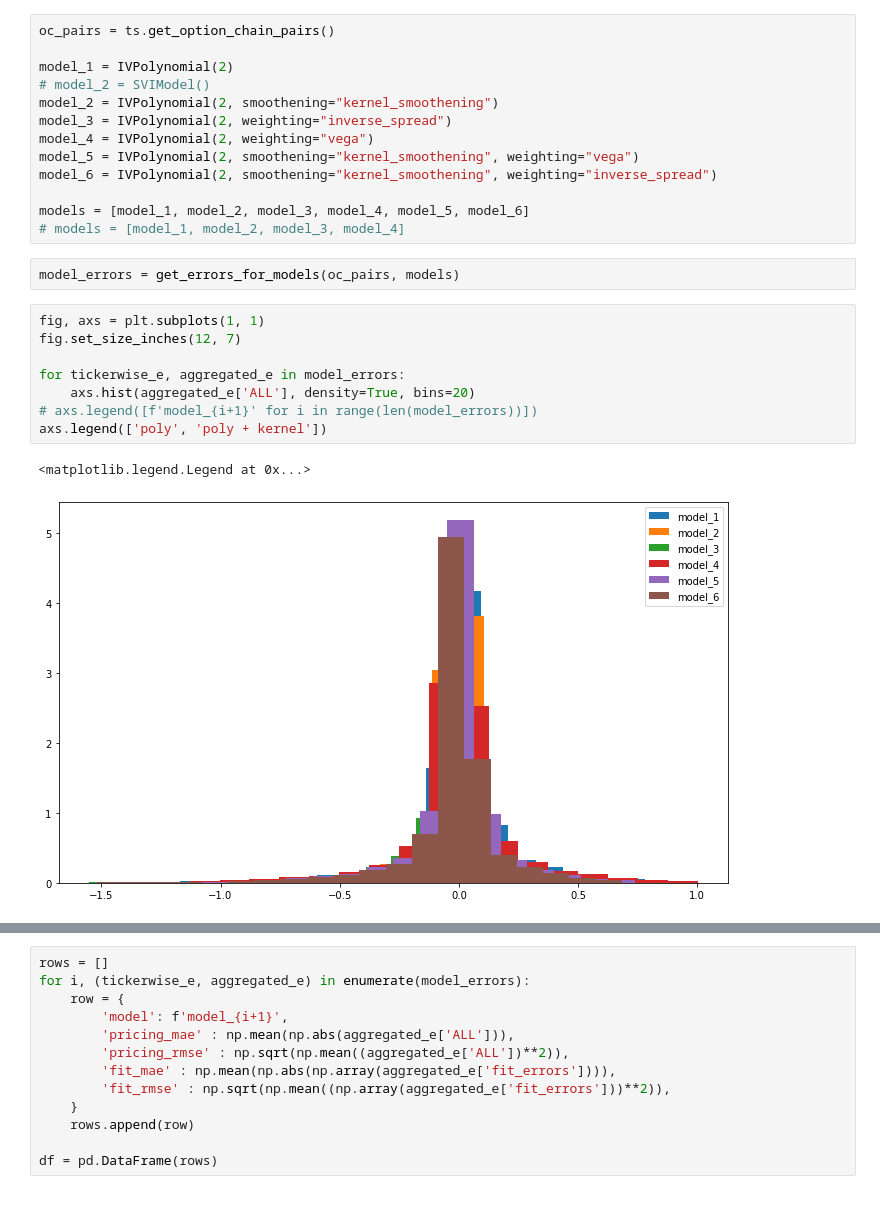
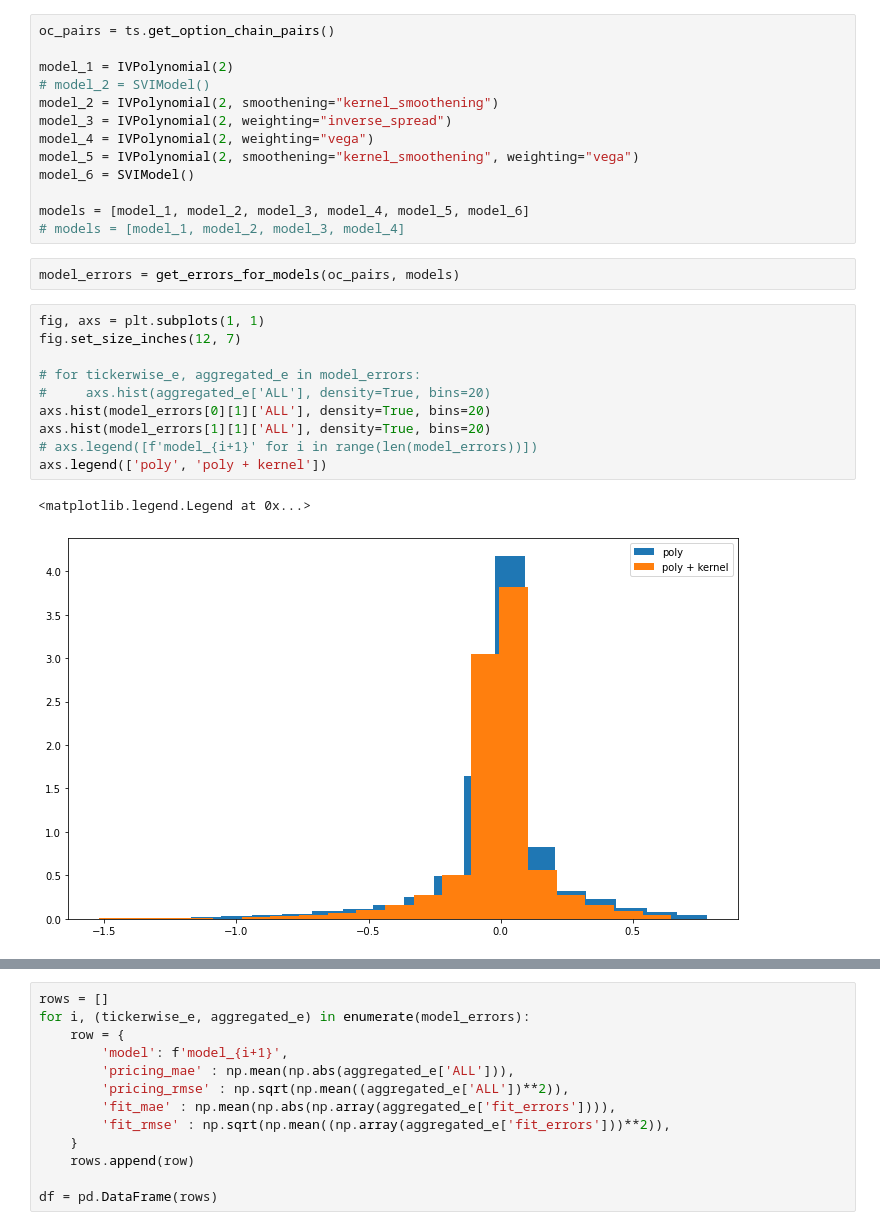
Before and after one commit to srajangarg/irage-assignment, a Jupyter notebook: work/playground-Copy1.ipynb, the cells around one changed output, grey strips where cells are left out. Cells and saved outputs as stored; diff of their text form.

```diff
--- a/work/playground-Copy1.ipynb
+++ b/work/playground-Copy1.ipynb
@@ -47,7 +47,7 @@ model_2 = IVPolynomial(2, smoothening="kernel_smoothening")
 model_3 = IVPolynomial(2, weighting="inverse_spread")
 model_4 = IVPolynomial(2, weighting="vega")
 model_5 = IVPolynomial(2, smoothening="kernel_smoothening", weighting="vega")
-model_6 = IVPolynomial(2, smoothening="kernel_smoothening", weighting="inverse_spread")
+model_6 = SVIModel()
 
 models = [model_1, model_2, model_3, model_4, model_5, model_6]
 # models = [model_1, model_2, model_3, model_4]
@@ -56,11 +56,13 @@ model_errors = get_errors_for_models(oc_pairs, models)
 # %%
 fig, axs = plt.subplots(1, 1)
 fig.set_size_inches(12, 7)
 
-for tickerwise_e, aggregated_e in model_errors:
-    axs.hist(aggregated_e['ALL'], density=True, bins=20)
+# for tickerwise_e, aggregated_e in model_errors:
+#     axs.hist(aggregated_e['ALL'], density=True, bins=20)
+axs.hist(model_errors[0][1]['ALL'], density=True, bins=20)
+axs.hist(model_errors[1][1]['ALL'], density=True, bins=20)
 # axs.legend([f'model_{i+1}' for i in range(len(model_errors))])
 axs.legend(['poly', 'poly + kernel'])
 # %% [output]
 <matplotlib.legend.Legend at 0x...>
-[figure, old version]
+[figure, new version]
```
Also changed, not shown: parts of 3 cells of this notebook.
